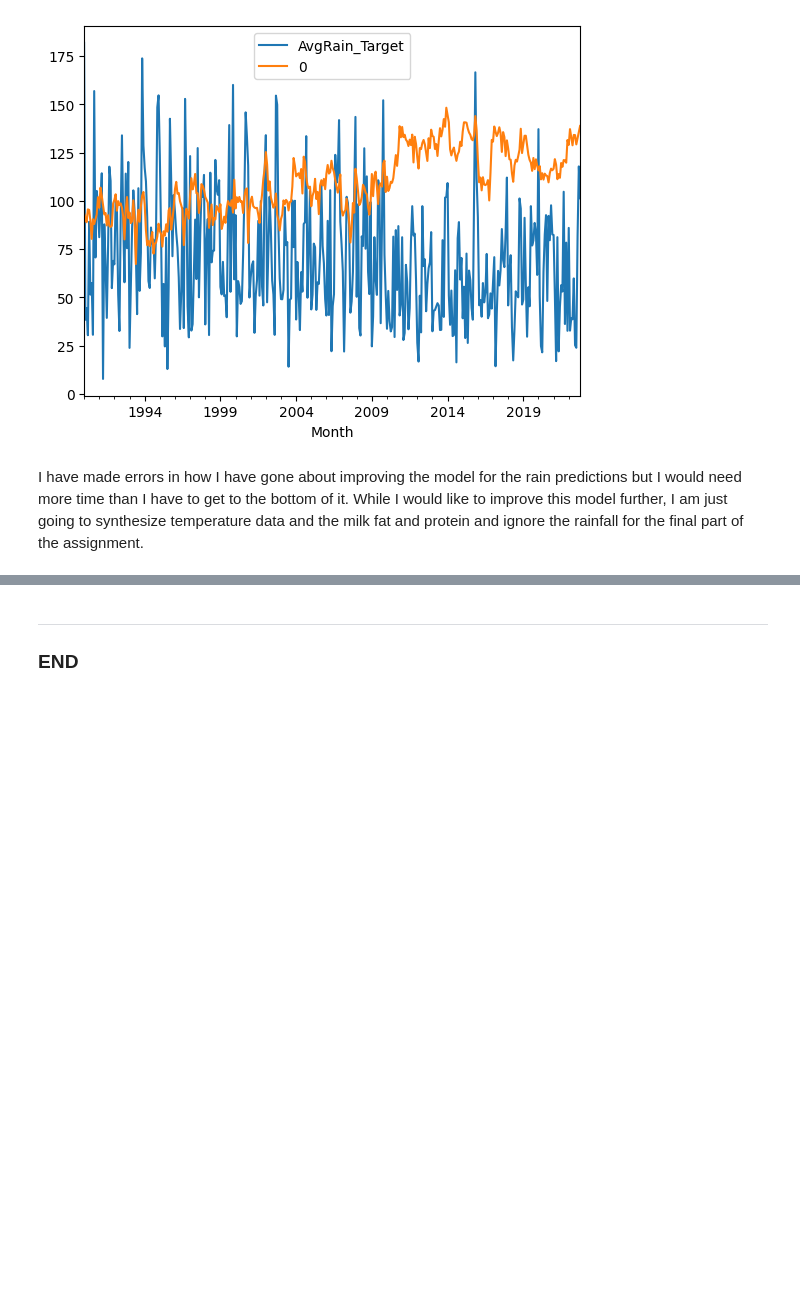
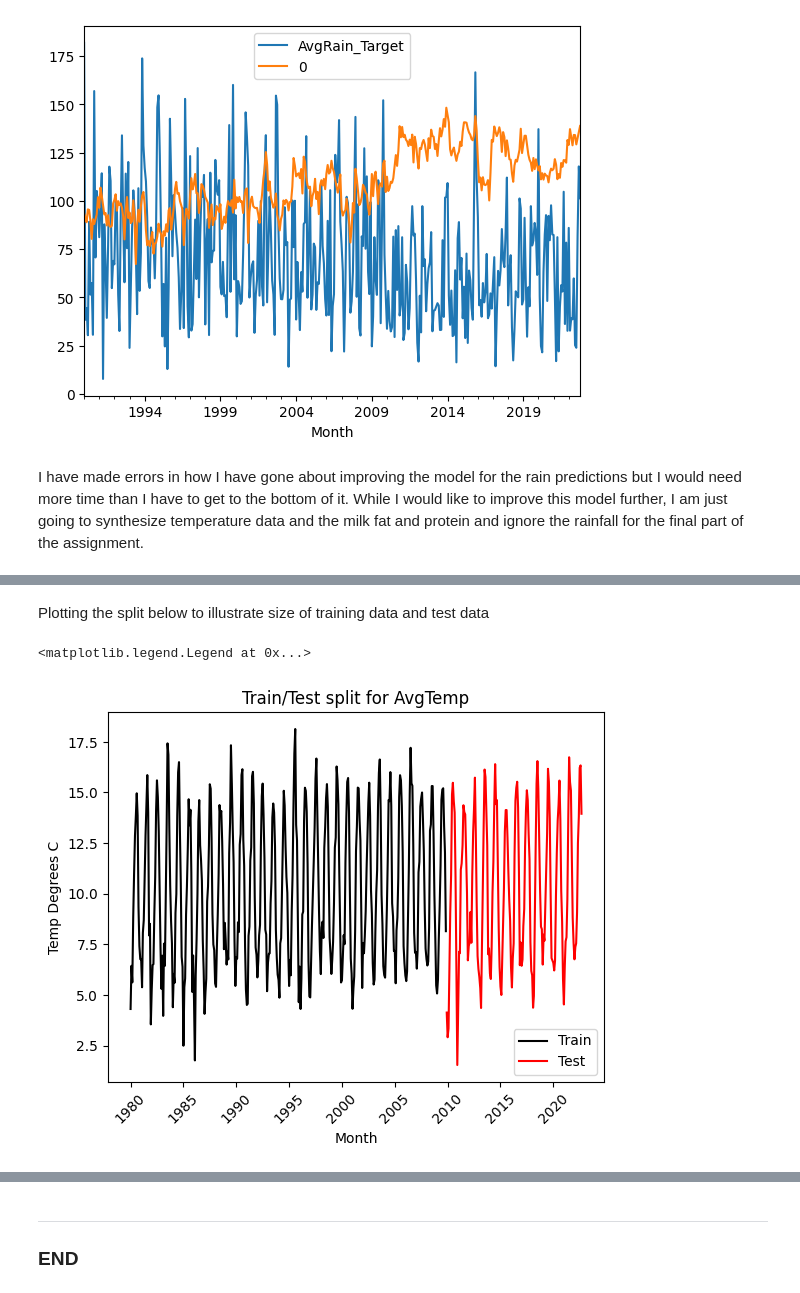
Before and after one commit to turps-pc90/PfDA_Assignment, a Jupyter notebook: PfDA_Assignment.ipynb, the cells around one changed output, grey strips where cells are left out. Drawn from its saved outputs; the diff is of its cells as text; code cells hidden in the pictures; blank space fills up the shorter version.

```diff
--- a/PfDA_Assignment.ipynb
+++ b/PfDA_Assignment.ipynb
@@ -1254,0 +1259,9 @@ combo_temp.plot()
+# %%
+# Library Imports
+import numpy as np
+import pandas as pd
+import statsmodels.api as sm
+import matplotlib.pyplot as plt
+
+temp_f = temp_f.interpolate()
+temp_f
@@ -1254,0 +1283,4 @@ combo_temp.plot()
+# %%
+temp_f = temp_f.copy()
+temp_f['y'] = temp_f['AvgTemp'].shift(-1)
+temp_f
@@ -1254,0 +1302,21 @@ combo_temp.plot()
+# %%
+# Train/Test Split
+train = temp_f[temp_f.index < pd.to_datetime("2009-12-01", format='%Y-%m-%d')]
+test = temp_f[temp_f.index >= pd.to_datetime("2009-12-01", format='%Y-%m-%d')]
+
+# Drops last row
+test = test.drop(test.tail(1).index)
+# %% [markdown]
+Plotting the split below to illustrate size of training data and test data
+# %%
+plt.plot(train.index, train['AvgTemp'], color="black", label="Train")
+plt.plot(test.index, test['AvgTemp'], color="red", label="Test")
+
+plt.ylabel('Temp Degrees C')
+plt.xlabel('Month')
+plt.xticks(rotation=45)
+plt.title("Train/Test split for AvgTemp")
+plt.legend()
+# %% [output]
+<matplotlib.legend.Legend at 0x...>
+[figure, added]
```
Also changed, not shown: parts of 27 cells of this notebook, 1 other file.
